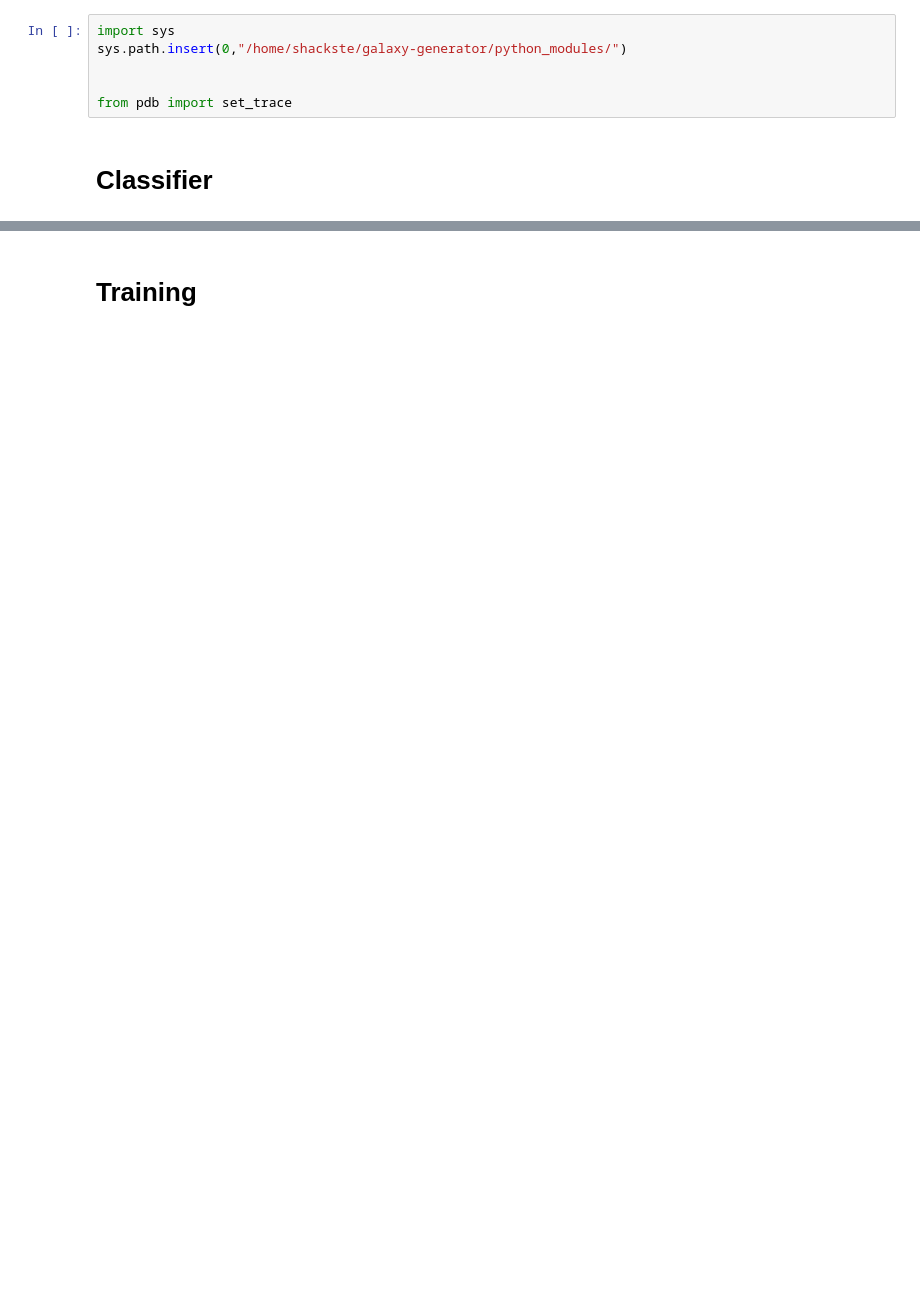
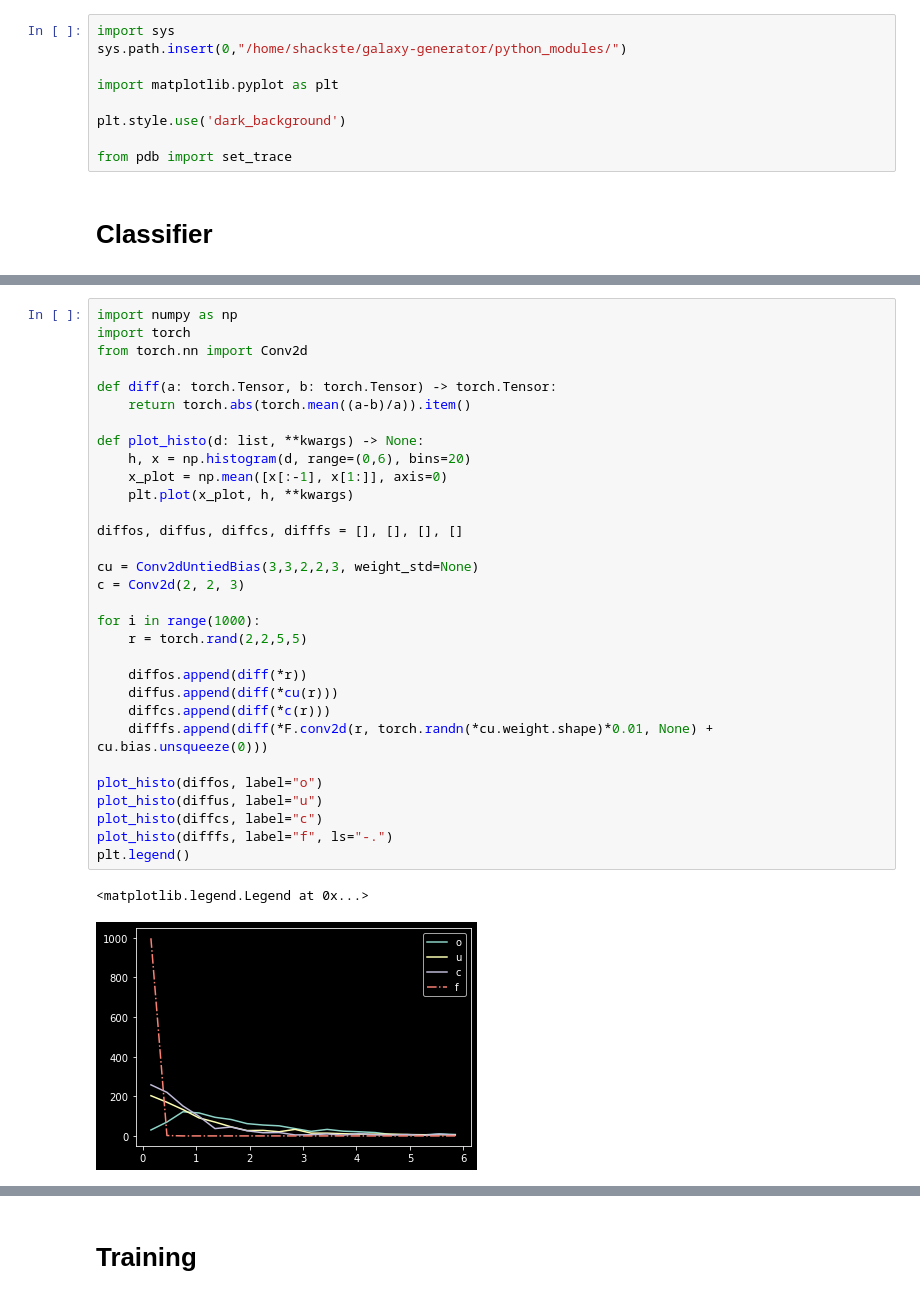
Before and after one commit to shackste/galaxy-generator, a Jupyter notebook: Classifier.ipynb, the cells around one changed output, grey strips where cells are left out. Drawn from its saved outputs; the diff is of its cells as text; blank space fills up the shorter version.

```diff
--- a/Classifier.ipynb
+++ b/Classifier.ipynb
@@ -2,6 +2,9 @@
 import sys
 sys.path.insert(0,"/home/shackste/galaxy-generator/python_modules/")
 
+import matplotlib.pyplot as plt
+
+plt.style.use('dark_background')
 
 from pdb import set_trace
 # %% [markdown]
@@ -106,3 +123,37 @@ class Conv2dUntiedBias(Module):
         return output
+# %%
+import numpy as np
+import torch
+from torch.nn import Conv2d
+
+def diff(a: torch.Tensor, b: torch.Tensor) -> torch.Tensor:
+    return torch.abs(torch.mean((a-b)/a)).item()
+
+def plot_histo(d: list, **kwargs) -> None:
+    h, x = np.histogram(d, range=(0,6), bins=20)
+    x_plot = np.mean([x[:-1], x[1:]], axis=0)
+    plt.plot(x_plot, h, **kwargs)
+
+diffos, diffus, diffcs, difffs = [], [], [], []
+
+cu = Conv2dUntiedBias(3,3,2,2,3, weight_std=None)
+c = Conv2d(2, 2, 3)
+
+for i in range(1000):
+    r = torch.rand(2,2,5,5)
+
+    diffos.append(diff(*r))
+    diffus.append(diff(*cu(r)))
+    diffcs.append(diff(*c(r)))
+    difffs.append(diff(*F.conv2d(r, torch.randn(*cu.weight.shape)*0.01, None) + cu.bias.unsqueeze(0)))
+
+plot_histo(diffos, label="o")
+plot_histo(diffus, label="u")
+plot_histo(diffcs, label="c")
+plot_histo(difffs, label="f", ls="-.")
+plt.legend()
+# %% [output]
+<matplotlib.legend.Legend at 0x...>
+[figure, added]
 # %%
 import torchvision.models as models
```
Also changed, not shown: parts of 20 cells of this notebook, 11 other files.
